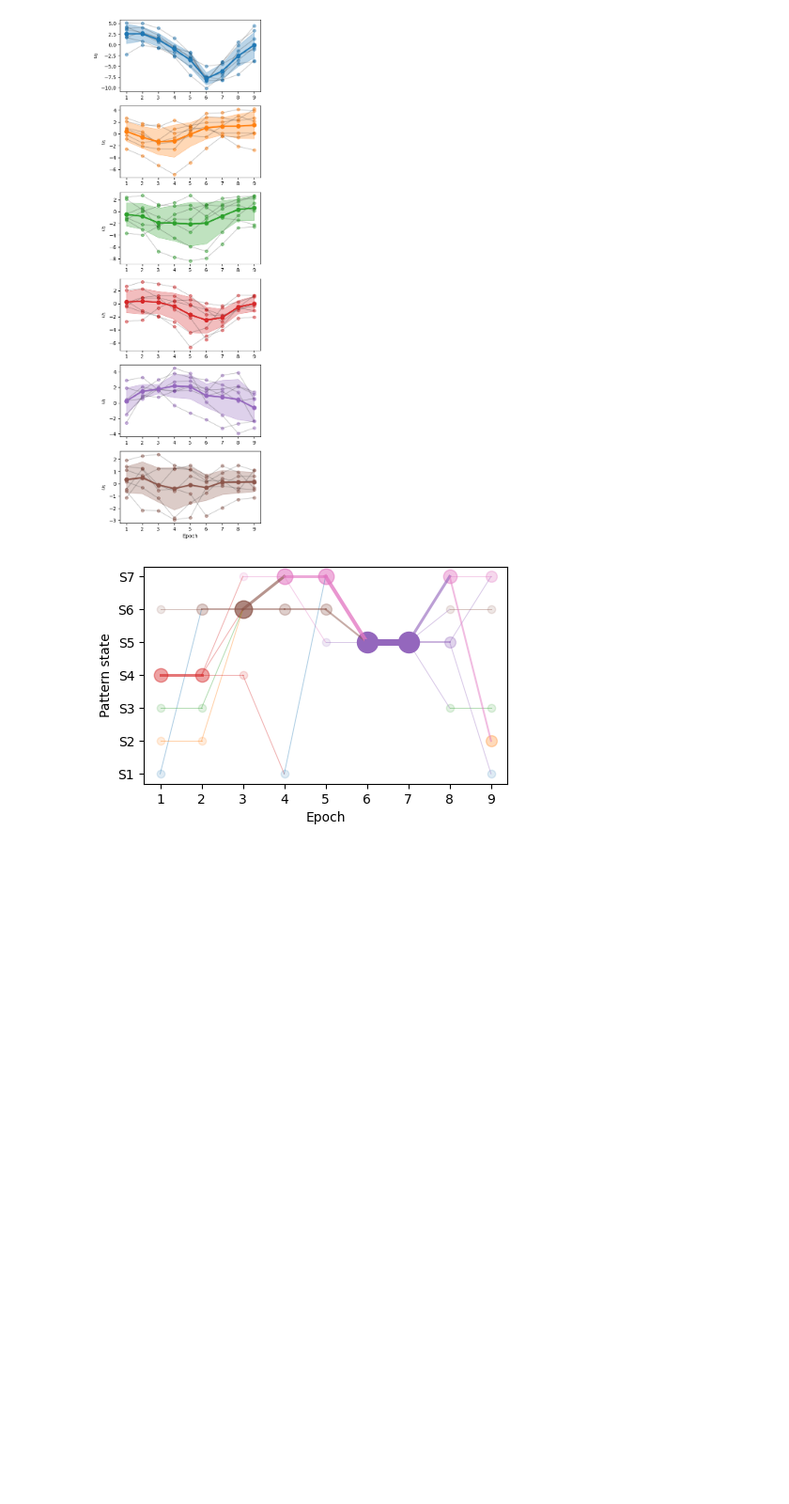
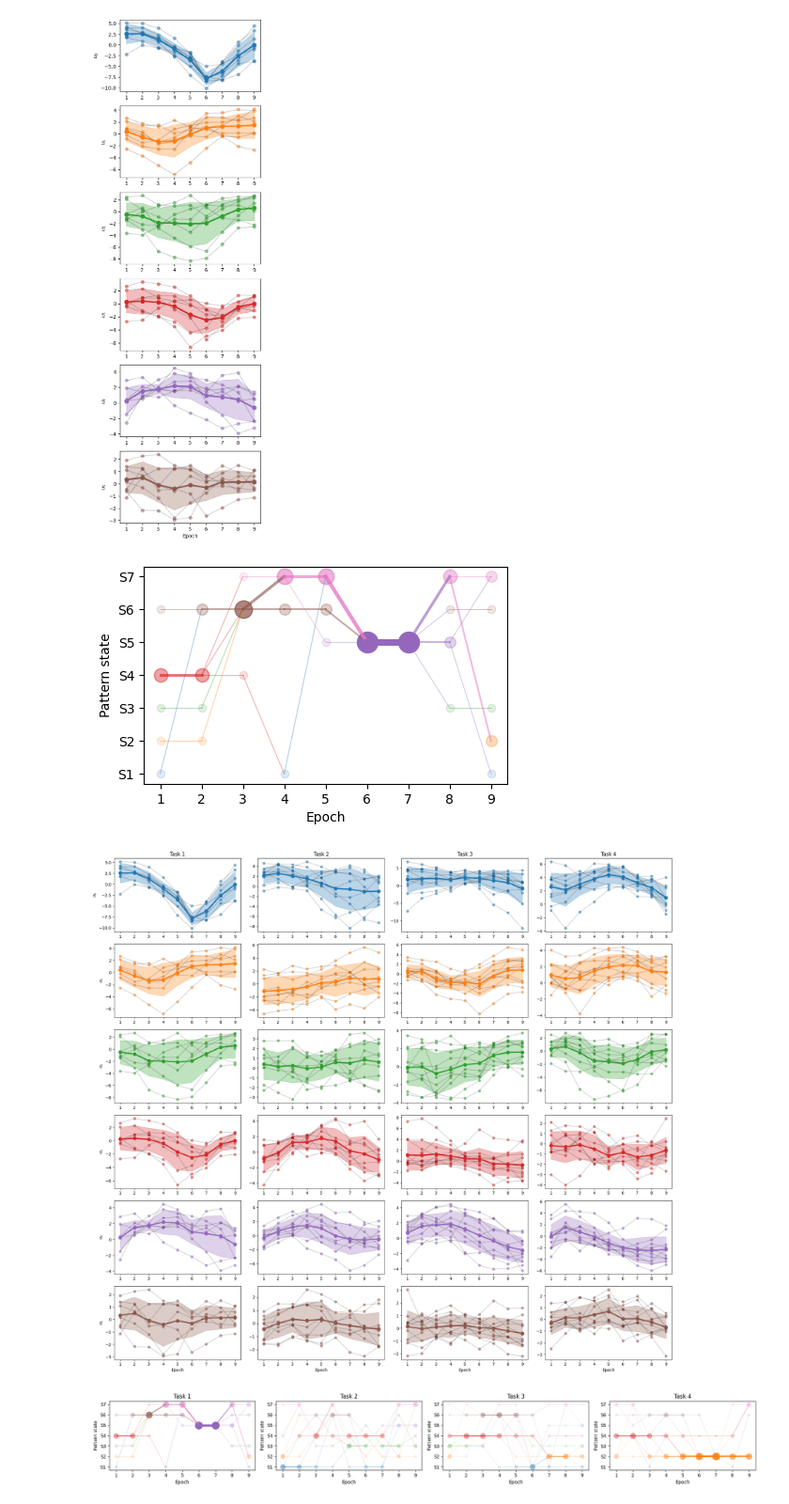
Before and after one commit to nivanov94/MindScoPy, a Jupyter notebook: example_trajectory.ipynb, the cells around one changed output. Shown at 94% size. Saved outputs shown, nothing was run; the diff lists cells and outputs as text; code cells hidden in the pictures; blank space fills up the shorter version.

Commit message:
Add multi-task trajectory plotting to example.

```diff
--- a/example_trajectory.ipynb
+++ b/example_trajectory.ipynb
@@ -180,3 +180,11 @@ Traj_task.plot_trellis()
 # %% [output]
 [figure]
 [figure]
+# %%
+# Plot all tasks' trajectories
+task_trajs = [ms.Trajectory(subspace).fit(X_blk[y_blk==task], y=y_blk[y_blk==task]) for task in np.unique(y)]
+ms.trajectory.plot_trajectories(task_trajs, box_plot=False, plot_all_pts=True)
+ms.trajectory.plot_trellises(task_trajs)
+# %% [output]
+[figure, added]
+[figure, added]
```
Also changed, not shown: 1 other file.
